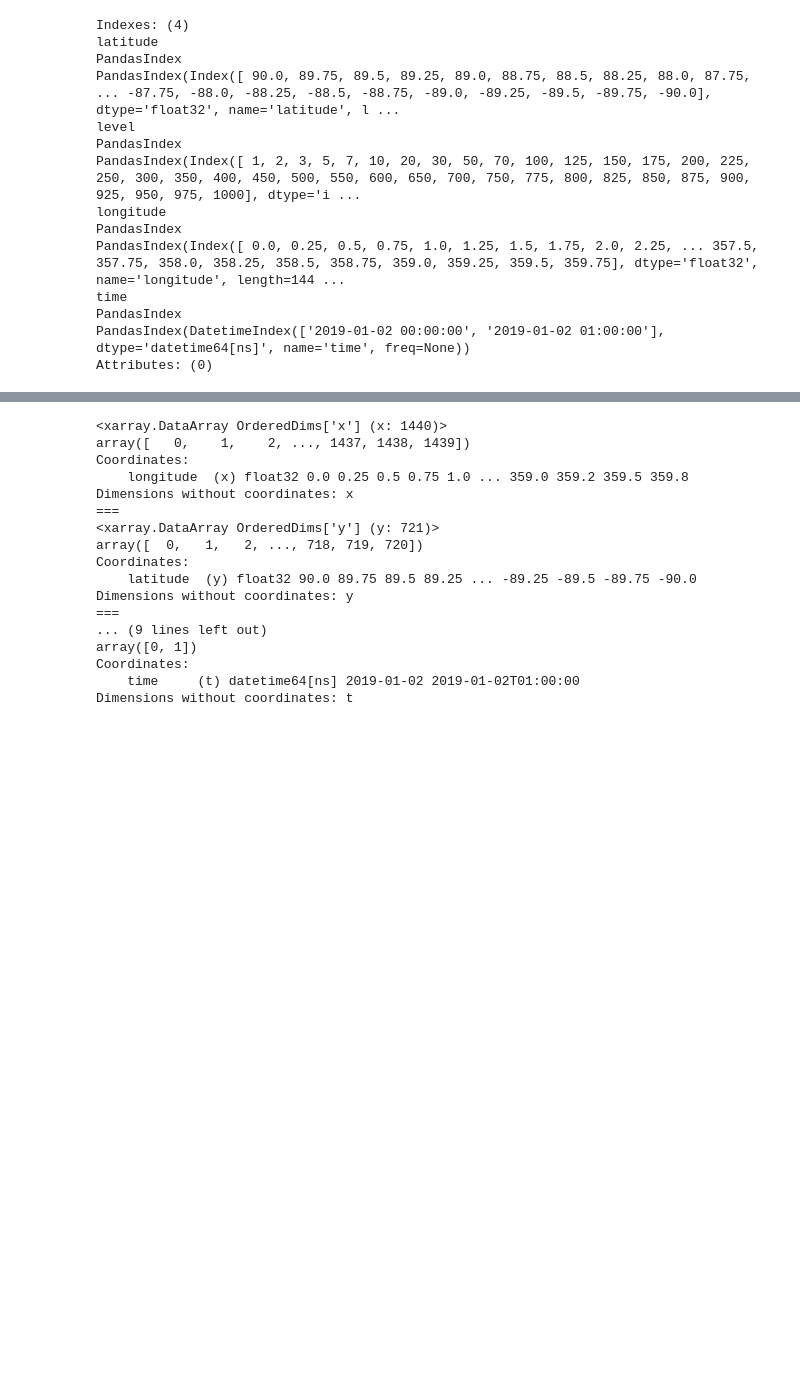
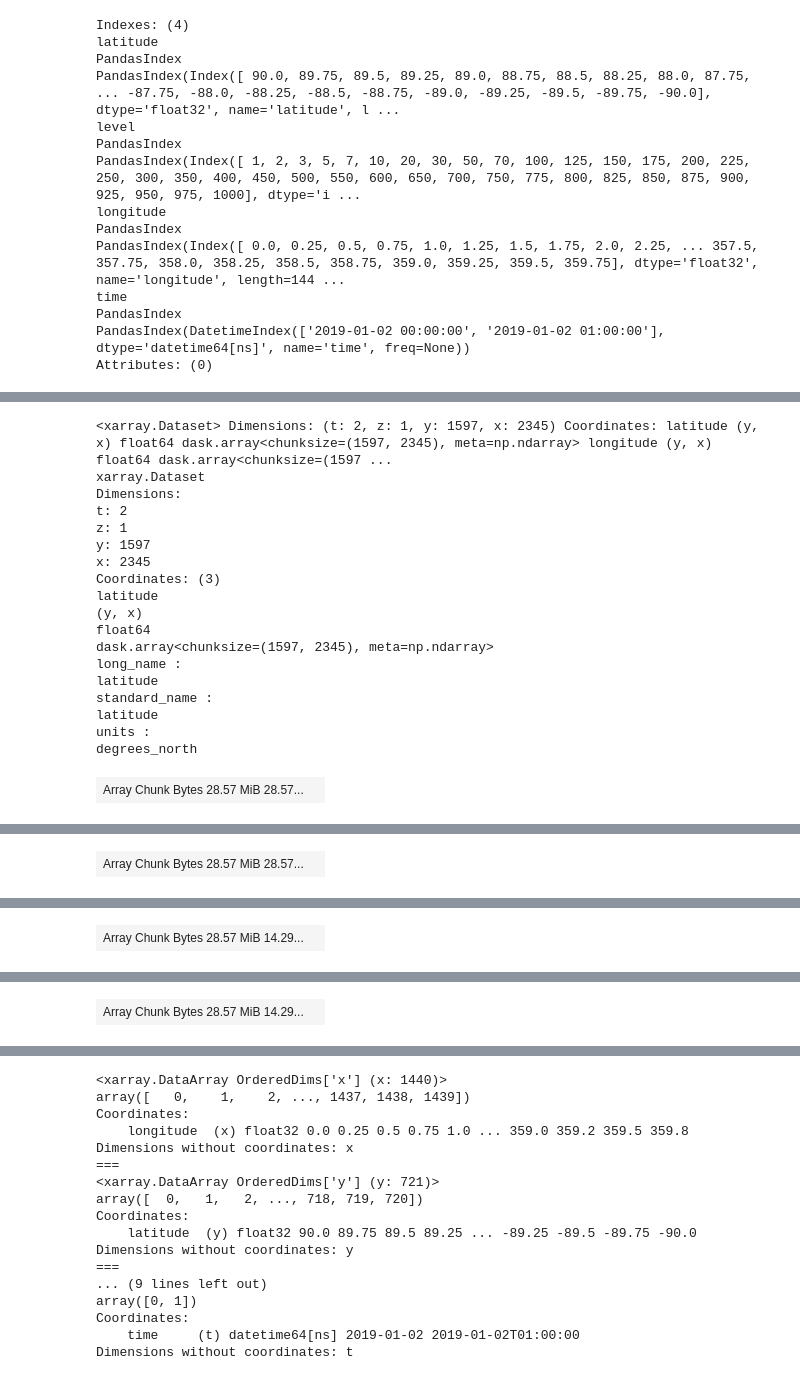
Before and after one commit to leaver2000/mesoformer, a Jupyter notebook: notebooks/3. resampling.ipynb, the cells around one changed output, grey strips where cells are left out. Saved outputs shown, nothing was run; the diff lists cells and outputs as text; code cells hidden in the pictures; blank space fills up the shorter version.

```diff
--- a/notebooks/3. resampling.ipynb
+++ b/notebooks/3. resampling.ipynb
@@ -239,12 +239,12 @@ class CFDataset(MetadataMixin):
         return {}
 
     @property
+    def enum(self) -> type[CFDatasetEnum]:
+        return self._enum
+
+    @property
     def metadata(self):
         return self._enum.md
-
-    @property
-    def enum(self) -> type[CFDatasetEnum]:
-        return self._enum
 
     @property
     def dvars(self) -> list[CFDatasetEnum]:
@@ -264,26 +264,55 @@ class CFDataset(MetadataMixin):
         return self.ds.to_array().transpose(X, Y, ...)
 
     @property
+    def t(self) -> xr.DataArray:
+        return self.ds[T]
+
+    @property
+    def time(self) -> xr.DataArray:
+        return self.ds[T.name.lower()]
+
+    @property
+    def z(self) -> xr.DataArray:
+        return self.ds[Z]
+
+    @property
+    def level(self) -> xr.DataArray:
+        return self.ds[Z.name.lower()]
+
+    @property
     def x(self) -> xr.DataArray:
         return self.ds[X]
+
+    @property
+    def longitude(self) -> xr.DataArray:
+        return self.ds[X.name.lower()]
 
     @property
     def y(self) -> xr.DataArray:
         return self.ds[Y]
 
     @property
-    def z(self) -> xr.DataArray:
-        return self.ds[Z]
-
-    @property
-    def t(self) -> xr.DataArray:
-        return self.ds[T]
-
-    @property
     def latitude(self) -> xr.DataArray:
-        return self.ds["latitude"]
+        return self.ds[Y.name.lower()]
 
 
 cf = CFDataset(get_urma(), URMAEnum("ceil", "vis"))
-print(cf.x, cf.y, cf.z, cf.t, cf.latitude, sep="\n======================\n")
+try:
+    cf.level
+except Exception as e:
+    print("!!!!!TODO: update the missing level attribute.!!!!!!!\n")
+
+
+print(
+    cf.t,
+    cf.time,
+    cf.x,
+    cf.longitude,
+    cf.y,
+    cf.latitude,
+    cf.z,
+    # cf.level,
+    sep="\n======================\n",
+)
+cf
 # %% [output]
@@ -306,0 +336,19 @@ Attributes:
+<xarray.Dataset> Dimensions: (t: 2, z: 1, y: 1597, x: 2345) Coordinates: latitude (y, x) float64 dask.array<chunksize=(1597, 2345), meta=np.ndarray> longitude (y, x) float64 dask.array<chunksize=(1597 ...
+xarray.Dataset
+Dimensions:
+t: 2
+z: 1
+y: 1597
+x: 2345
+Coordinates: (3)
+latitude
+(y, x)
+float64
+dask.array<chunksize=(1597, 2345), meta=np.ndarray>
+long_name :
+latitude
+standard_name :
+latitude
+units :
+degrees_north
+| Array Chunk Bytes 28.57 MiB 28.57... |  |
@@ -306,0 +365 @@ Attributes:
+| Array Chunk Bytes 28.57 MiB 28.57... |  |
@@ -306,0 +383 @@ Attributes:
+| Array Chunk Bytes 28.57 MiB 14.29... |  |
@@ -306,0 +403 @@ Attributes:
+| Array Chunk Bytes 28.57 MiB 14.29... |  |
```
Also changed, not shown: parts of 1 cell of this notebook, 5 other files.
